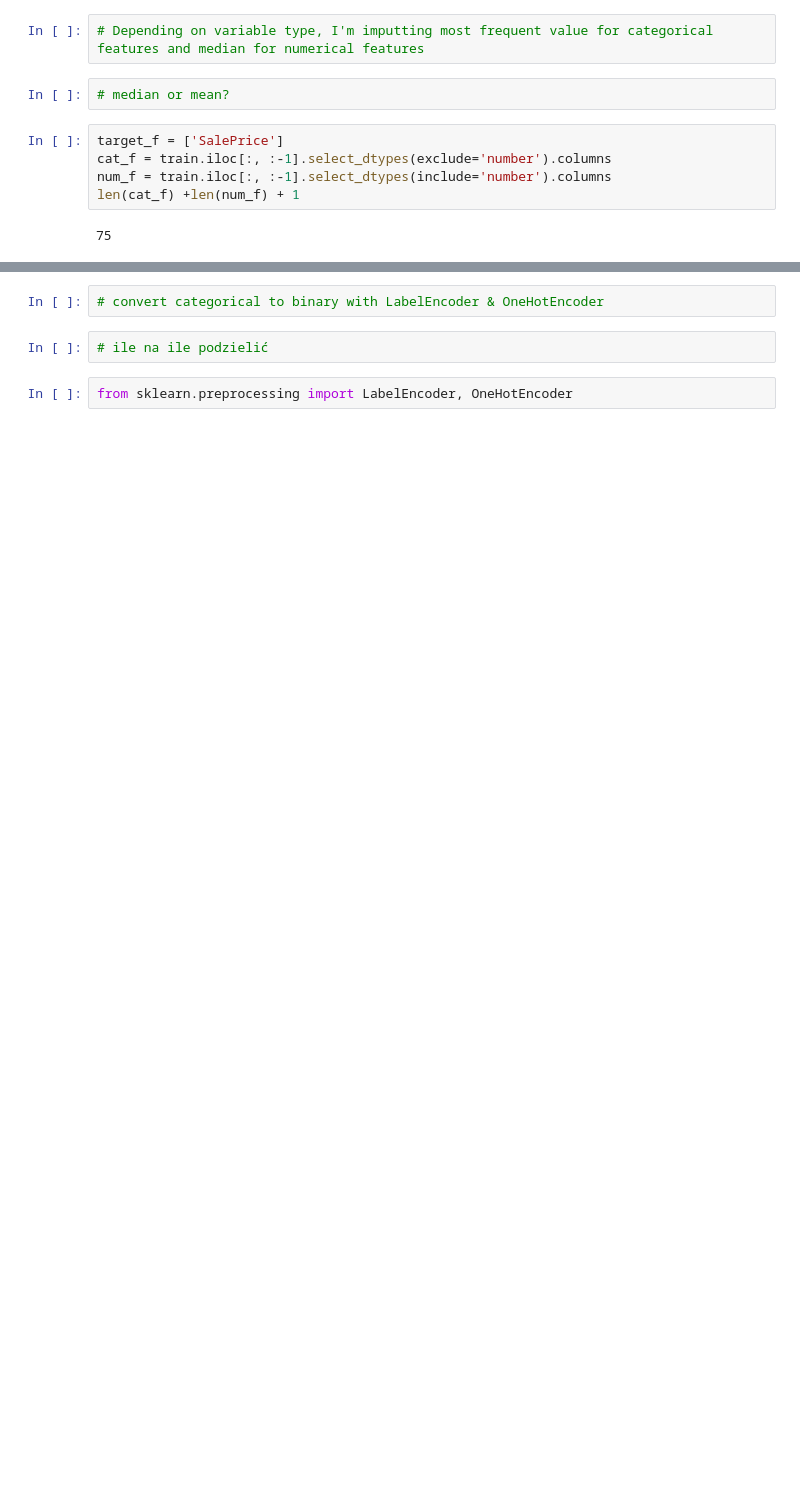
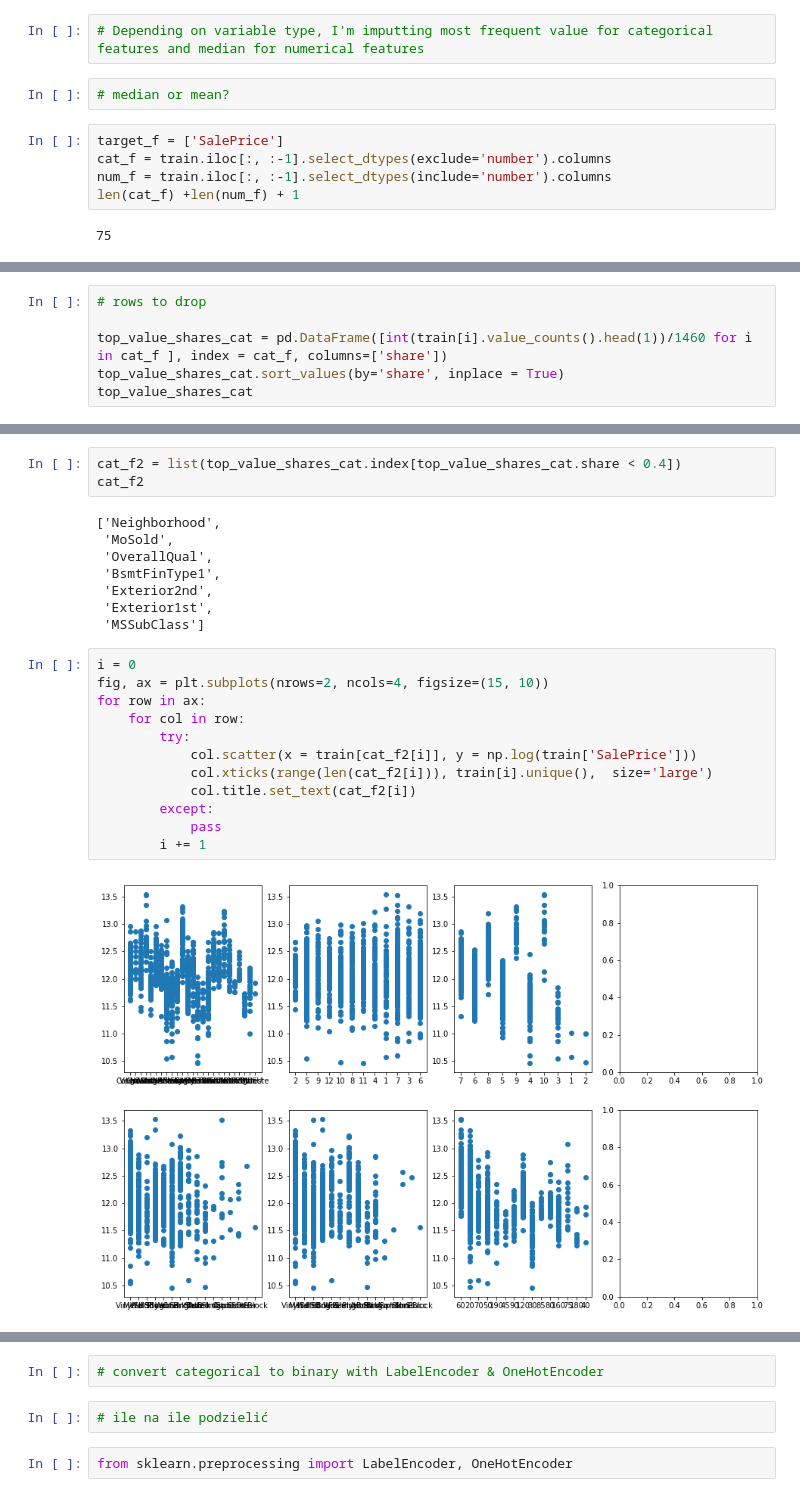
Before and after one commit to kwro/Kaggle_Home_Prices_Competition, a Jupyter notebook: home data.ipynb, the cells around one changed output, grey strips where cells are left out. Drawn from its saved outputs; the diff is of its cells as text; blank space fills up the shorter version.

```diff
--- a/home data.ipynb
+++ b/home data.ipynb
@@ -90,0 +212,6 @@ len(cat_f) +len(num_f) + 1
+# %%
+# rows to drop
+
+top_value_shares_cat = pd.DataFrame([int(train[i].value_counts().head(1))/1460 for i in cat_f ], index = cat_f, columns=['share'])
+top_value_shares_cat.sort_values(by='share', inplace = True)
+top_value_shares_cat
@@ -91,3 +236,28 @@ len(cat_f) +len(num_f) + 1
+# %%
+cat_f2 = list(top_value_shares_cat.index[top_value_shares_cat.share < 0.4])
+cat_f2
+# %% [output]
+['Neighborhood',
+ 'MoSold',
+ 'OverallQual',
+ 'BsmtFinType1',
+ 'Exterior2nd',
+ 'Exterior1st',
+ 'MSSubClass']
+# %%
+i = 0
+fig, ax = plt.subplots(nrows=2, ncols=4, figsize=(15, 10))
+for row in ax:
+    for col in row:
+        try:
+            col.scatter(x = train[cat_f2[i]], y = np.log(train['SalePrice']))
+            col.xticks(range(len(cat_f2[i])), train[i].unique(),  size='large')
+            col.title.set_text(cat_f2[i])
+        except:
+            pass
+        i += 1
+# %% [output]
+[figure, added]
 # %%
 from sklearn.impute import SimpleImputer
 
```
Also changed, not shown: parts of 49 cells of this notebook.
